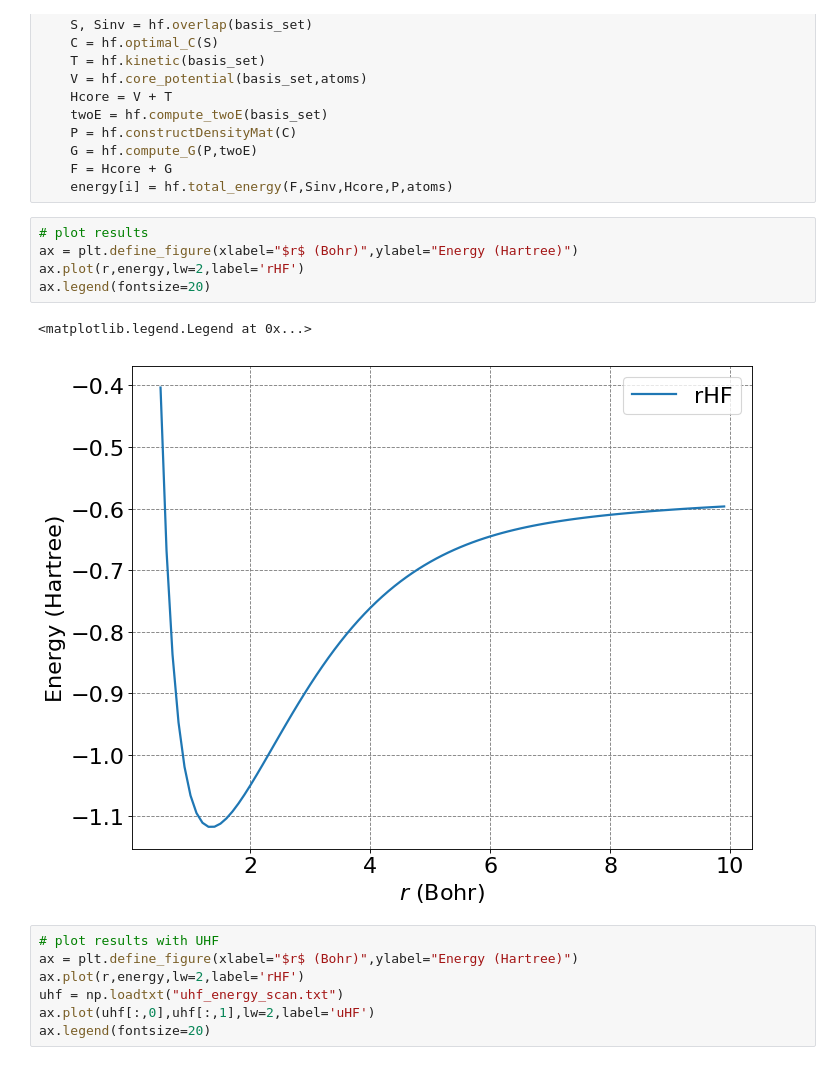
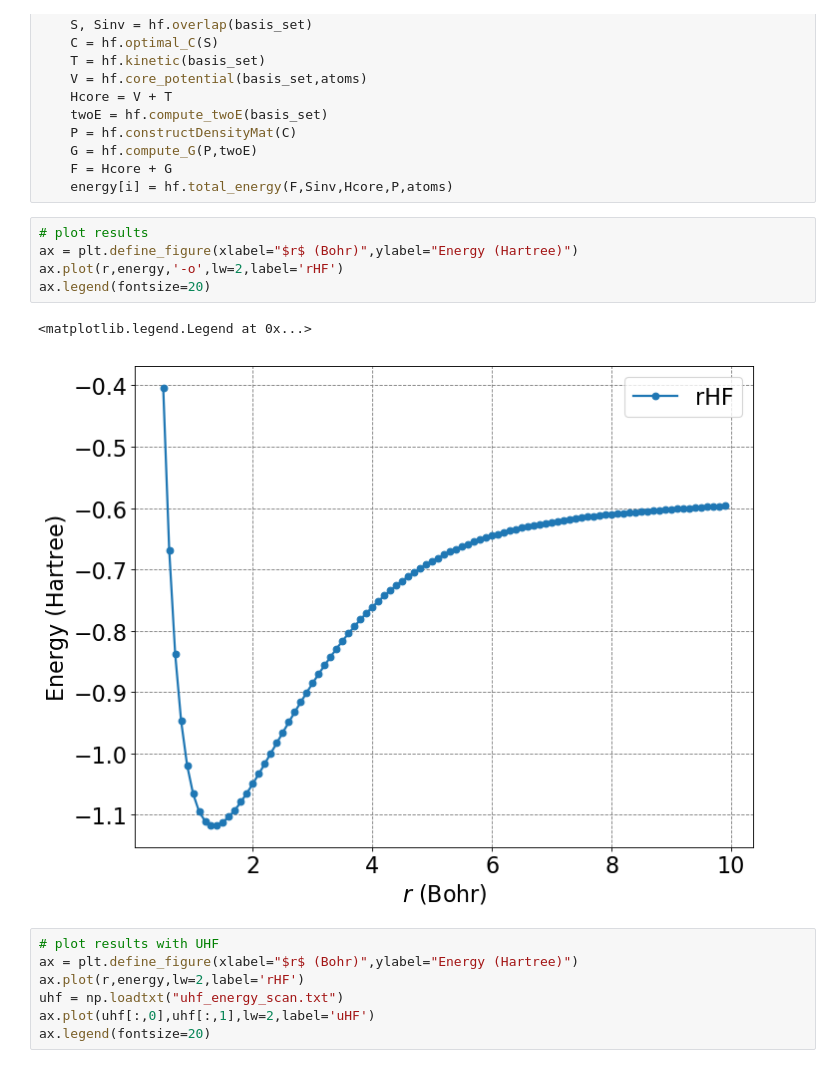
Before and after one commit to mccullaghlab/CHEM571B_2019, a Jupyter notebook: notes/HF_H2_scan.ipynb, the cells around one changed output. Saved outputs shown, nothing was run; the diff lists cells and outputs as text.

```diff
--- a/notes/HF_H2_scan.ipynb
+++ b/notes/HF_H2_scan.ipynb
@@ -46,11 +46,11 @@ for i in range(n):
 # %%
 # plot results
 ax = plt.define_figure(xlabel="$r$ (Bohr)",ylabel="Energy (Hartree)")
-ax.plot(r,energy,lw=2,label='rHF')
+ax.plot(r,energy,'-o',lw=2,label='rHF')
 ax.legend(fontsize=20)
 # %% [output]
 <matplotlib.legend.Legend at 0x...>
-[figure, old version]
+[figure, new version]
 # %%
 # plot results with UHF
 ax = plt.define_figure(xlabel="$r$ (Bohr)",ylabel="Energy (Hartree)")
```
Also changed, not shown: parts of 1 cell of this notebook, 1 other file.
